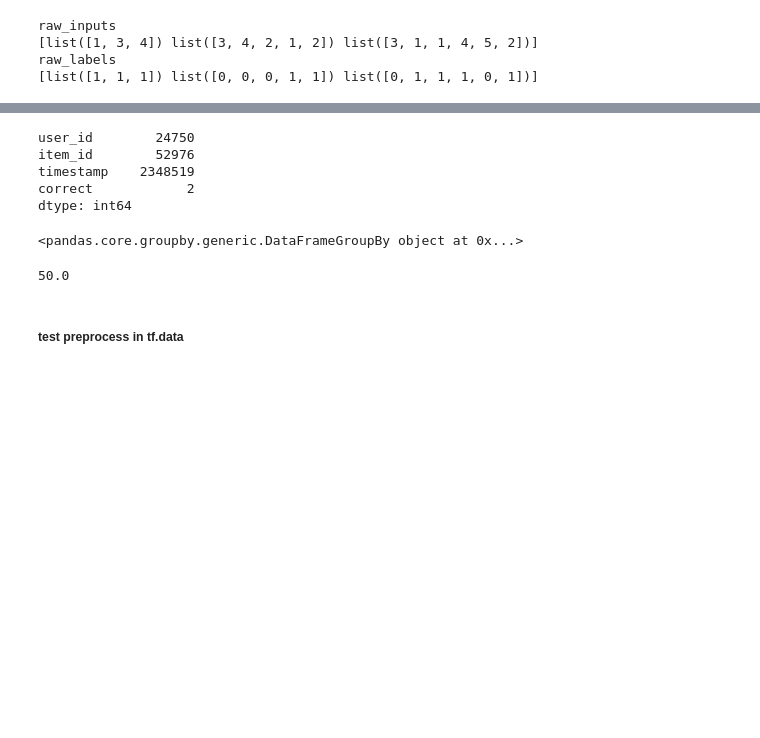
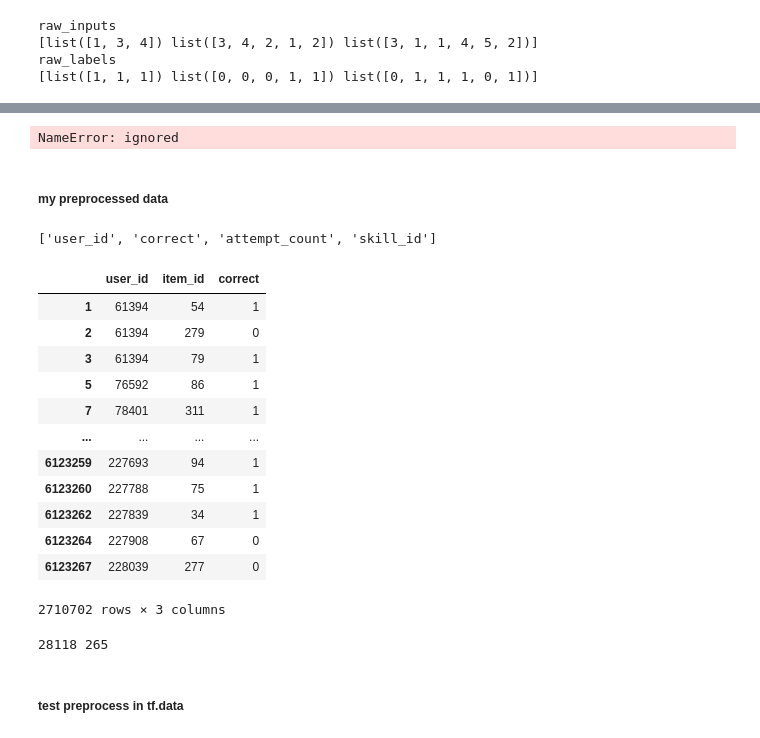
Before and after one commit to iKiYo/Test-Code-of-DeepKT-TF2, a Jupyter notebook: my_DKT_+_tempo.ipynb, the cells around one changed output, grey strips where cells are left out. Drawn from its saved outputs; the diff is of its cells as text; code cells hidden in the pictures; blank space fills up the shorter version.

```diff
--- a/my_DKT_+_tempo.ipynb
+++ b/my_DKT_+_tempo.ipynb
@@ -829,8 +786,33 @@ def prepare_batches(data, batch_size):
 # %%
-df.nunique()
+df
 # %% [output]
-user_id        24750
-item_id        52976
-timestamp    2348519
-correct            2
-dtype: int64
+NameError: ignored
+# %% [markdown]
+##### my preprocessed data
+# %%
+cols = selected_df.columns.tolist()
+cols
+# %% [output]
+['user_id', 'correct', 'attempt_count', 'skill_id']
+# %%
+cols = ['user_id',  'skill_id', 'correct']
+# %%
+df = selected_df
+# %%
+df = df[cols]
+df =df.rename(columns={"skill_id": "item_id"})
+df
+# %% [output]
+|  | user_id | item_id | correct |
+| 1 | 61394 | 54 | 1 |
+| 2 | 61394 | 279 | 0 |
+| 3 | 61394 | 79 | 1 |
+| 5 | 76592 | 86 | 1 |
+| 7 | 78401 | 311 | 1 |
+| ... | ... | ... | ... |
+| 6123259 | 227693 | 94 | 1 |
+| 6123260 | 227788 | 75 | 1 |
+| 6123262 | 227839 | 34 | 1 |
+| 6123264 | 227908 | 67 | 0 |
+| 6123267 | 228039 | 277 | 0 |
+2710702 rows × 3 columns
@@ -837,10 +821,9 @@ dtype: int64
+# %%
+num_students, num_skills, _ = df.nunique()
+print(num_students, num_skills)
+# %% [output]
+28118 265
 # %%
 u_df = df.groupby('user_id')
-# %%
-u_df
-# %% [output]
-<pandas.core.groupby.generic.DataFrameGroupBy object at 0x...>
 # %%
 u_df.count()['timestamp'].median()
-# %% [output]
-50.0
```
Also changed, not shown: parts of 97 cells of this notebook.
